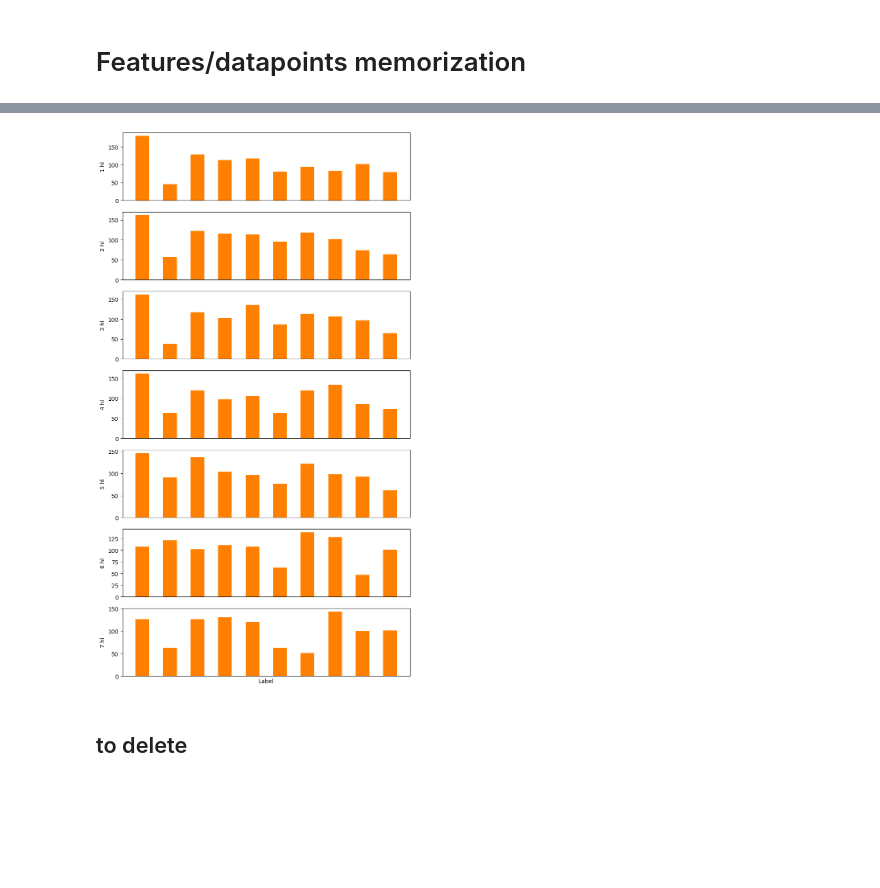
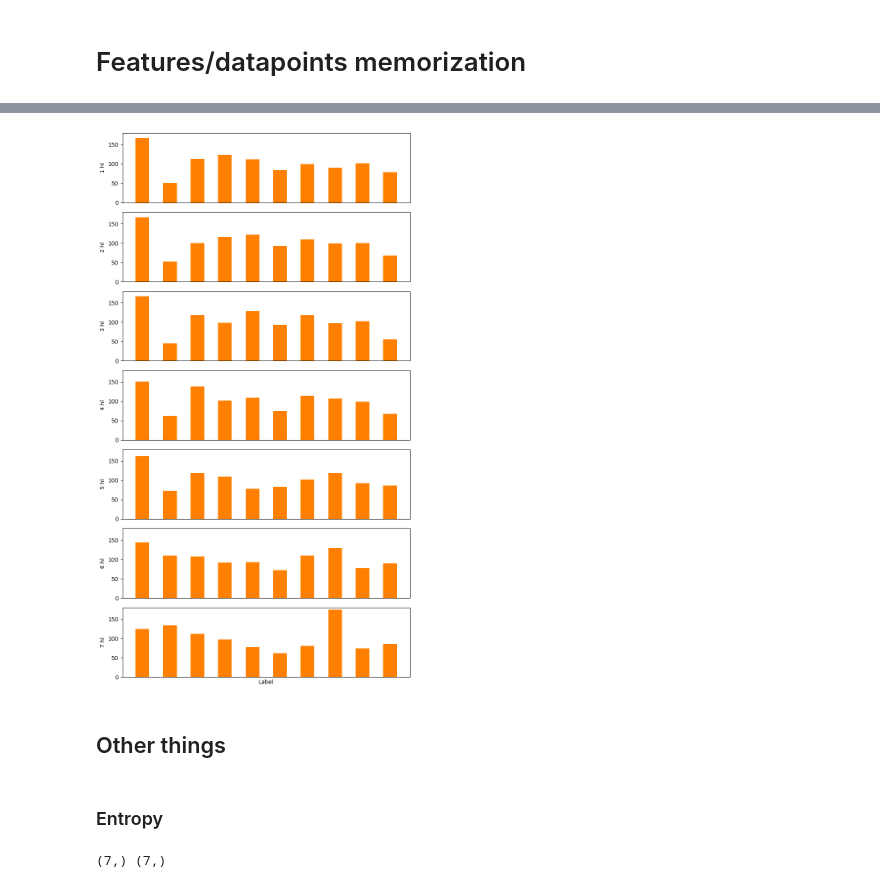
Before and after one commit to EnricoFrau/Autoencoders-Abstraction, a Jupyter notebook: notebooks/overlap_analysis.ipynb, the cells around one changed output, grey strips where cells are left out. Cells and saved outputs as stored; diff of their text form; code cells hidden in the pictures; blank space fills up the shorter version.

Commit message:
Entropy and uniform dkl for internal features

```diff
--- a/notebooks/overlap_analysis.ipynb
+++ b/notebooks/overlap_analysis.ipynb
@@ -845,5 +641,11 @@ def compute_datapoints_labels_freq_list(dataset, ld, datapoints_array, labels_ar
 # %%
 dataset = 'MNIST'
 ld = 10
+
+save_dir = "../savings/features freq"
 datapoints_array, labels_array = get_datapoints_labels_arrays(dataset, train=True)
-datapoints_freq_list, labels_freq_list = compute_datapoints_labels_freq_list(dataset, ld=ld, datapoints_array=datapoints_array, labels_array=labels_array, save_dir="../savings/features freq")
+datapoints_freq_list, labels_freq_list = compute_datapoints_labels_freq_list(dataset, ld=ld, datapoints_array=datapoints_array, labels_array=labels_array, device=device, save_dir=None)
+with open(f"{save_dir}/rep_hl_datapoints_freq_{dataset}_{ld}ld.pkl", "wb") as f:
+    pickle.dump(datapoints_freq_list, f)
+with open(f"{save_dir}/rep_hl_labels_freq_{dataset}_{ld}ld.pkl", "wb") as f:
+    pickle.dump(labels_freq_list, f)
@@ -933,15 +685,7 @@ plot_multiple_labels_frequencies_histograms(hl_datapoints_nonzero_frequencies, h
-# %%
-ld = 10
-dataset = 'MNIST'
-
-with open(f"../savings/features freq/datapoints_freq_list_{dataset}_{ld}ld.pkl", "rb") as f:
-    datapoints_freq_list = pickle.load(f)
-with open(f"../savings/features freq/labels_freq_list_{dataset}_{ld}ld.pkl", "rb") as f:
-    labels_freq_list = pickle.load(f)
 # %%
 hl_labels_freq_mean = np.mean(labels_freq_list, axis=0)
-plot_multiple_labels_frequencies_histograms(hl_labels_freq_mean, cmap_name='autumn')
+plot_multiple_labels_frequencies_histograms(hl_labels_freq_mean, cmap_name='autumn', y_range=(0,180))
 # %% [output]
-[figure, old version]
+[figure, new version]
 # %% [markdown]
-## to delete
+## Other things
@@ -947,0 +700,2 @@ plot_multiple_labels_frequencies_histograms(hl_labels_freq_mean, cmap_name='autu
+# %% [markdown]
+### Entropy
@@ -947,0 +726,5 @@ plot_multiple_labels_frequencies_histograms(hl_labels_freq_mean, cmap_name='autu
+# %%
+entropy_mean, dkl_uniform = compute_entropy_and_dkl(datapoints_freq_list_loaded)
+print(entropy_mean.shape, dkl_uniform.shape)
+# %% [output]
+(7,) (7,)
```
Also changed, not shown: parts of 39 cells of this notebook, 14 other files.
